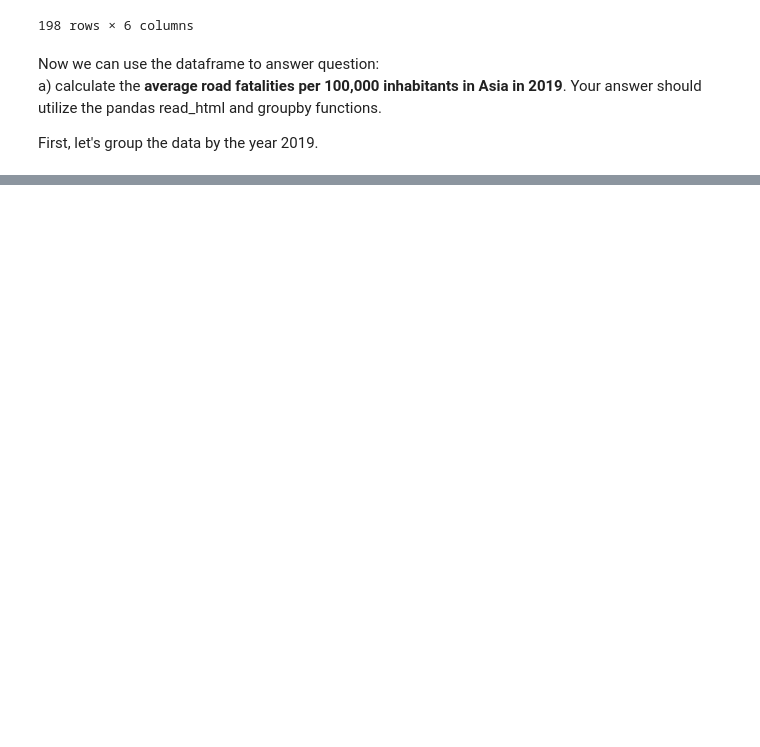
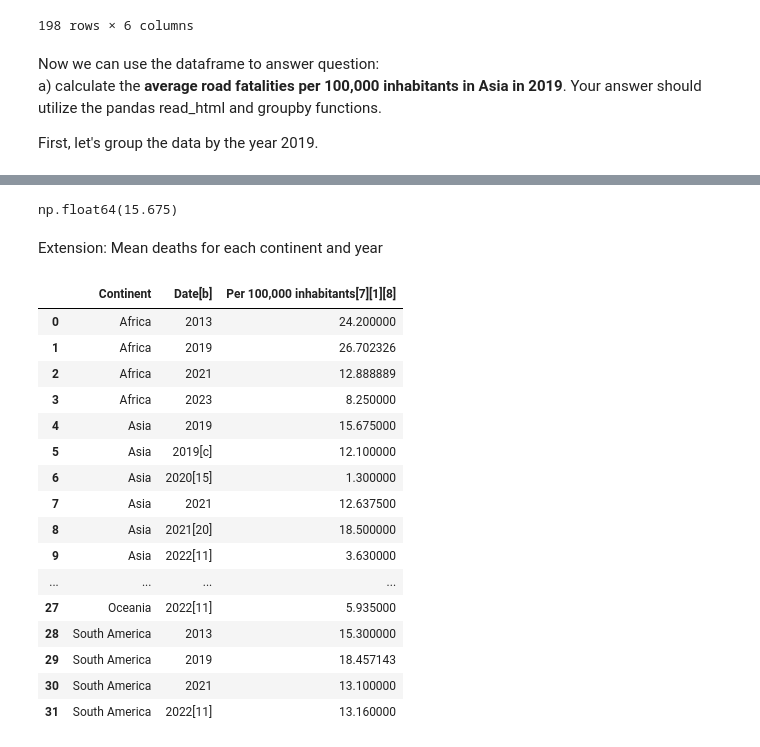
Before and after one commit to awenroberts/QM2, a Jupyter notebook: Copy_of_W2_Working_with_Data_in_Pandas.ipynb, the cells around one changed output, grey strips where cells are left out. Saved outputs shown, nothing was run; the diff lists cells and outputs as text; code cells hidden in the pictures; blank space fills up the shorter version.

```diff
--- a/Copy_of_W2_Working_with_Data_in_Pandas.ipynb
+++ b/Copy_of_W2_Working_with_Data_in_Pandas.ipynb
@@ -628,0 +682,35 @@ First, let's group the data by the year 2019.
+# %%
+Asia_2019['Per 100,000 inhabitants[7][1][8]'].mean()
+# %% [output]
+np.float64(15.675)
+# %% [markdown]
+Extension: Mean deaths for each continent and year
+# %%
+# Create new dataframe called mean_deaths simply using the groupby funnction
+
+mean_deaths = (
+    countries_death_toll
+    .groupby(['Continent', 'Date[b]'])['Per 100,000 inhabitants[7][1][8]'].mean()
+
+.reset_index()
+)
+
+mean_deaths
+# %% [output]
+|  | Continent | Date[b] | Per 100,000 inhabitants[7][1][8] |
+| 0 | Africa | 2013 | 24.200000 |
+| 1 | Africa | 2019 | 26.702326 |
+| 2 | Africa | 2021 | 12.888889 |
+| 3 | Africa | 2023 | 8.250000 |
+| 4 | Asia | 2019 | 15.675000 |
+| 5 | Asia | 2019[c] | 12.100000 |
+| 6 | Asia | 2020[15] | 1.300000 |
+| 7 | Asia | 2021 | 12.637500 |
+| 8 | Asia | 2021[20] | 18.500000 |
+| 9 | Asia | 2022[11] | 3.630000 |
+| ... | ... | ... | ... |
+| 27 | Oceania | 2022[11] | 5.935000 |
+| 28 | South America | 2013 | 15.300000 |
+| 29 | South America | 2019 | 18.457143 |
+| 30 | South America | 2021 | 13.100000 |
+| 31 | South America | 2022[11] | 13.160000 |
```
Also changed, not shown: parts of 6 cells of this notebook.
